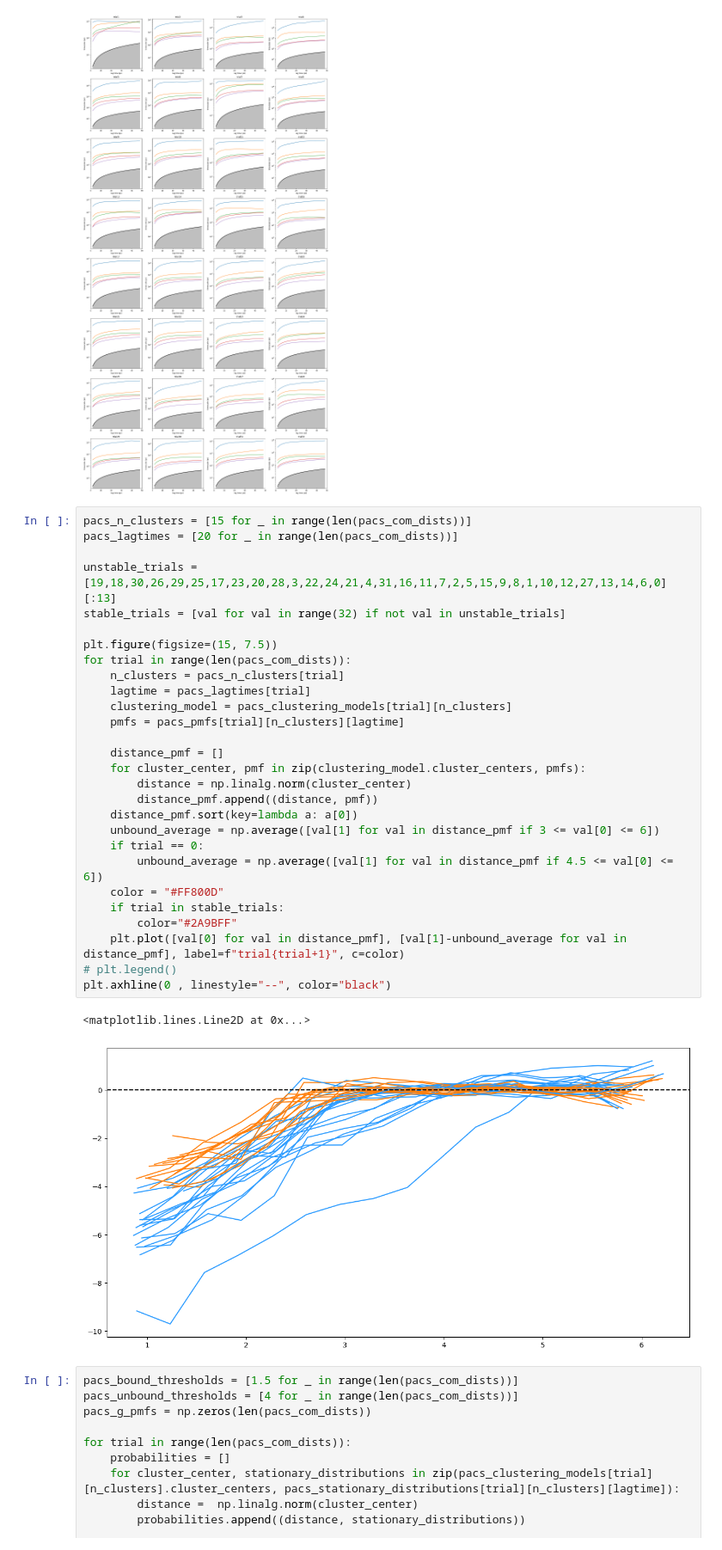
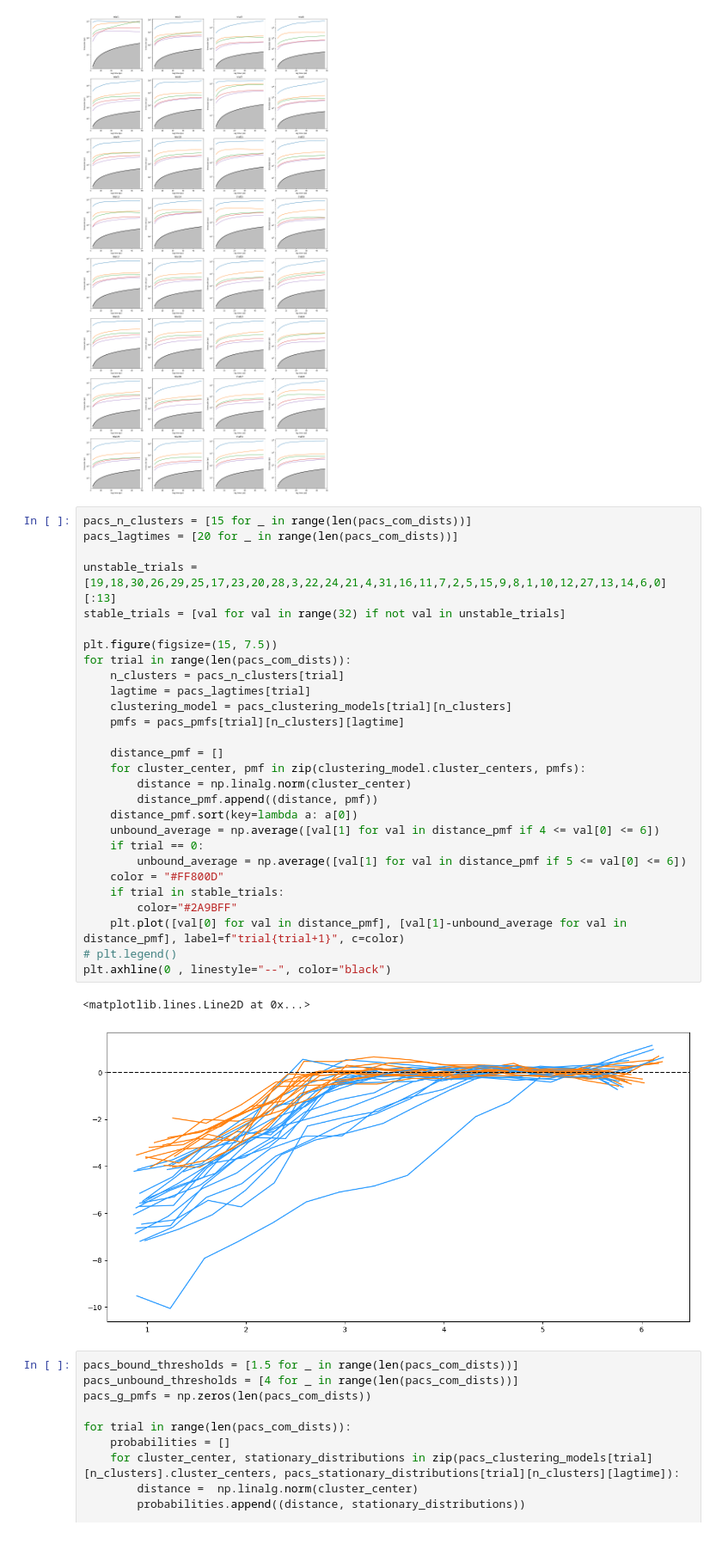
Before and after one commit to Kitaolab/FUS-ZnF, a Jupyter notebook: analysis/free-energy-1d-regular-space2.ipynb, the cells around one changed output. Shown at 86% size. Saved outputs shown, nothing was run; the diff lists cells and outputs as text.

```diff
--- a/analysis/free-energy-1d-regular-space2.ipynb
+++ b/analysis/free-energy-1d-regular-space2.ipynb
@@ -192,34 +192,34 @@ for trial in range(len(pacs_com_dists)):
 # %%
 pacs_n_clusters = [15 for _ in range(len(pacs_com_dists))]
 pacs_lagtimes = [20 for _ in range(len(pacs_com_dists))]
 
 unstable_trials = [19,18,30,26,29,25,17,23,20,28,3,22,24,21,4,31,16,11,7,2,5,15,9,8,1,10,12,27,13,14,6,0][:13]
 stable_trials = [val for val in range(32) if not val in unstable_trials]
 
 plt.figure(figsize=(15, 7.5))
 for trial in range(len(pacs_com_dists)):
     n_clusters = pacs_n_clusters[trial]
     lagtime = pacs_lagtimes[trial]
     clustering_model = pacs_clustering_models[trial][n_clusters]
     pmfs = pacs_pmfs[trial][n_clusters][lagtime]
 
     distance_pmf = []
     for cluster_center, pmf in zip(clustering_model.cluster_centers, pmfs):
         distance = np.linalg.norm(cluster_center)
         distance_pmf.append((distance, pmf))
     distance_pmf.sort(key=lambda a: a[0])
-    unbound_average = np.average([val[1] for val in distance_pmf if 3 <= val[0] <= 6])
+    unbound_average = np.average([val[1] for val in distance_pmf if 4 <= val[0] <= 6])
     if trial == 0:
-        unbound_average = np.average([val[1] for val in distance_pmf if 4.5 <= val[0] <= 6])
+        unbound_average = np.average([val[1] for val in distance_pmf if 5 <= val[0] <= 6])
     color = "#FF800D"
     if trial in stable_trials:
         color="#2A9BFF"
     plt.plot([val[0] for val in distance_pmf], [val[1]-unbound_average for val in distance_pmf], label=f"trial{trial+1}", c=color)
 # plt.legend()
 plt.axhline(0 , linestyle="--", color="black")
 # %% [output]
 <matplotlib.lines.Line2D at 0x...>
-[figure, old version]
+[figure, new version]
 # %%
 pacs_bound_thresholds = [1.5 for _ in range(len(pacs_com_dists))]
 pacs_unbound_thresholds = [4 for _ in range(len(pacs_com_dists))]
```
